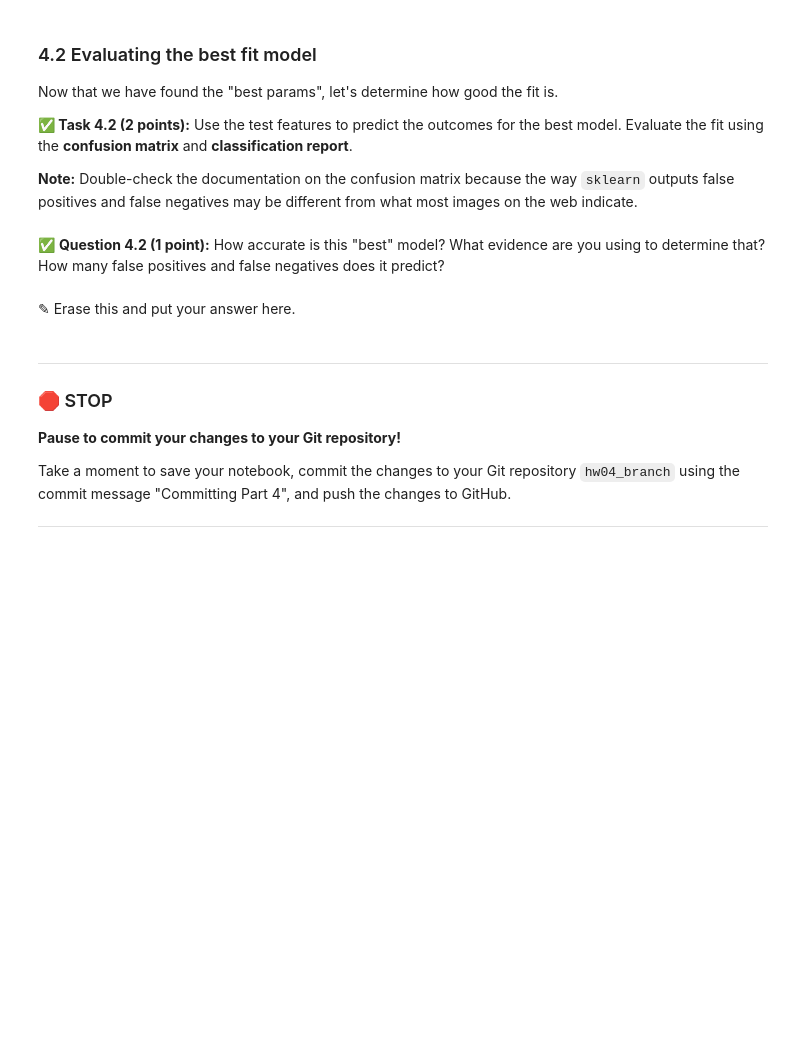
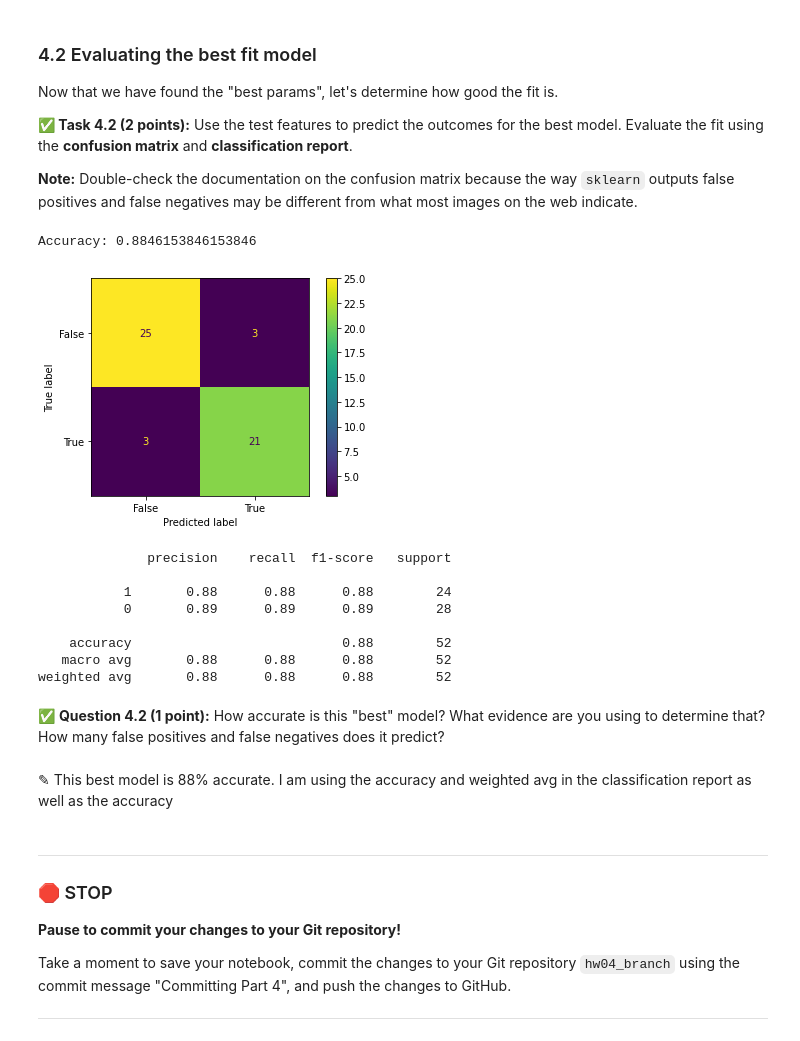
Before and after one commit to Colino03/CMSE202-f23-turnin, a Jupyter notebook: hw-04/HW-04.ipynb, the cells around one changed output. Cells and saved outputs as stored; diff of their text form; code cells hidden in the pictures; blank space fills up the shorter version.

```diff
--- a/hw-04/HW-04.ipynb
+++ b/hw-04/HW-04.ipynb
@@ -306,7 +337,30 @@ Now that we have found the "best params", let's determine how good the fit is.
+# %%
+# Put your code here
+model = SVC(C = 10.0)
+model.fit(X_train, y_train)
+y_pred = model.predict(X_test)
+accuracy = accuracy_score(y_test, y_pred)
+print("Accuracy:", accuracy)
+confusion_matrix = metrics.confusion_matrix(y_test, y_pred)
+cm_display = metrics.ConfusionMatrixDisplay(confusion_matrix = confusion_matrix, display_labels = [False, True])
+cm_display.plot()
+plt.show()
+print(sklearn.metrics.classification_report(y_test, y_pred, labels = [1,0]))
+# %% [output]
+Accuracy: 0.8846153846153846
+[figure, added]
+              precision    recall  f1-score   support
+
+           1       0.88      0.88      0.88        24
+           0       0.89      0.89      0.89        28
+
+    accuracy                           0.88        52
+   macro avg       0.88      0.88      0.88        52
+weighted avg       0.88      0.88      0.88        52
 # %% [markdown]
 &#9989; **Question 4.2 (1 point):** How accurate is this "best" model? What evidence are you using to determine that? How many false positives and false negatives does it predict?
-# %% [markdown]
-<font size=+3>&#9998;</font> Erase this and put your answer here.
+# %% [markdown]
+<font size=+3>&#9998;</font> This best model is 88% accurate. I am using the accuracy and weighted avg in the classification report as well as the accuracy
 # %% [markdown]
 ---
 ### &#128721; STOP
```
Also changed, not shown: parts of 9 cells of this notebook.
